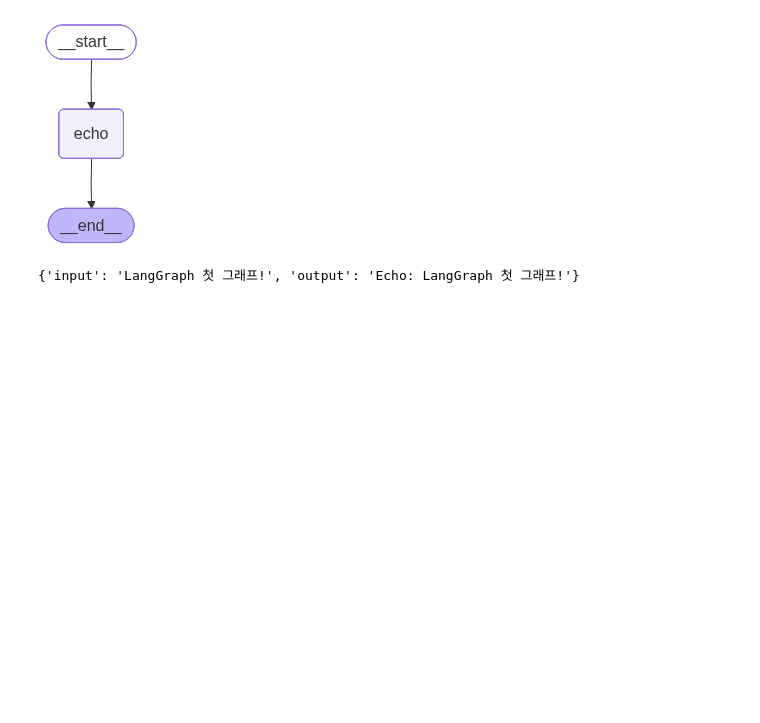
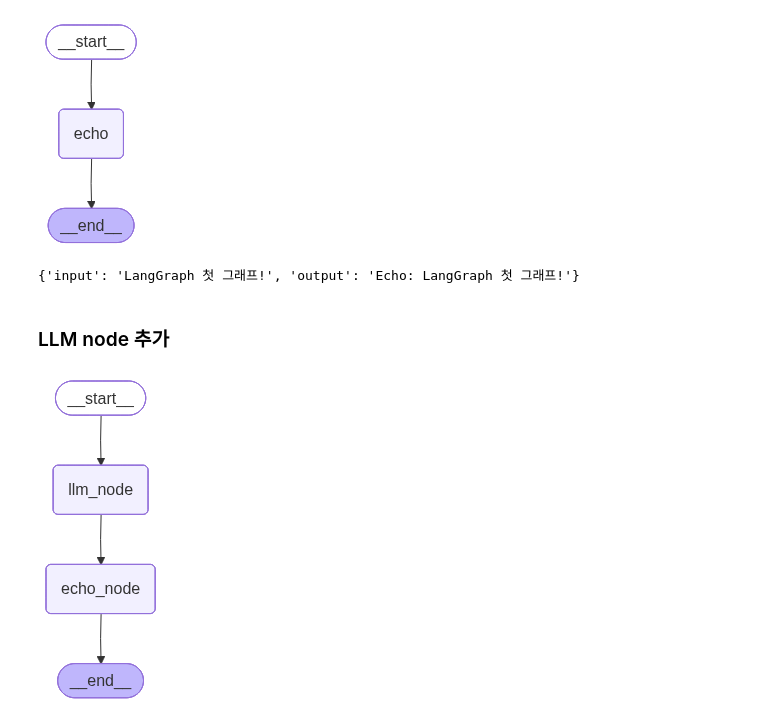
Before and after one commit to jis-archive/langgraph-practice, a Jupyter notebook: 지석/hello-langgraph/01_hello_langgraph.ipynb, the cells around one changed output. Saved outputs shown, nothing was run; the diff lists cells and outputs as text; code cells hidden in the pictures; blank space fills up the shorter version.

```diff
--- a/지석/hello-langgraph/01_hello_langgraph.ipynb
+++ b/지석/hello-langgraph/01_hello_langgraph.ipynb
@@ -104,3 +104,5 @@ app1 # 그래프 출력
 app1.invoke({"input": "LangGraph 첫 그래프!"})
 # %% [output]
 {'input': 'LangGraph 첫 그래프!', 'output': 'Echo: LangGraph 첫 그래프!'}
+# %% [markdown]
+### LLM node 추가
@@ -106,0 +112,34 @@ app1.invoke({"input": "LangGraph 첫 그래프!"})
+# %%
+# State 정의
+class S2(TypedDict):
+    question: str
+    answer: str
+
+g2 = StateGraph(S2)
+# %%
+# 에이전트 정의
+def echo_node(state: S2) -> S2:
+    print("Echo Node ->", state)
+    return {
+        "question": f"Echo: {state['question']}"
+    }
+
+def llm_node(state: S2) -> S2:
+    ans = chat_local(f"한 문장으로 답해줘: {state['question']}")
+    print("LLM Node ->", state)
+    return {"answer": ans}
+# %%
+# 노드 추가
+g2.add_node("echo_node", echo_node)
+g2.add_node("llm_node", llm_node)
+
+# 엣지 연결 추가
+g2.add_edge(START, "llm_node")
+g2.add_edge("llm_node", "echo_node")
+g2.add_edge("echo_node", END)
+
+app2 = g2.compile()
+# %%
+app2
+# %% [output]
+[figure, added]
```
Also changed, not shown: parts of 23 cells of this notebook.
